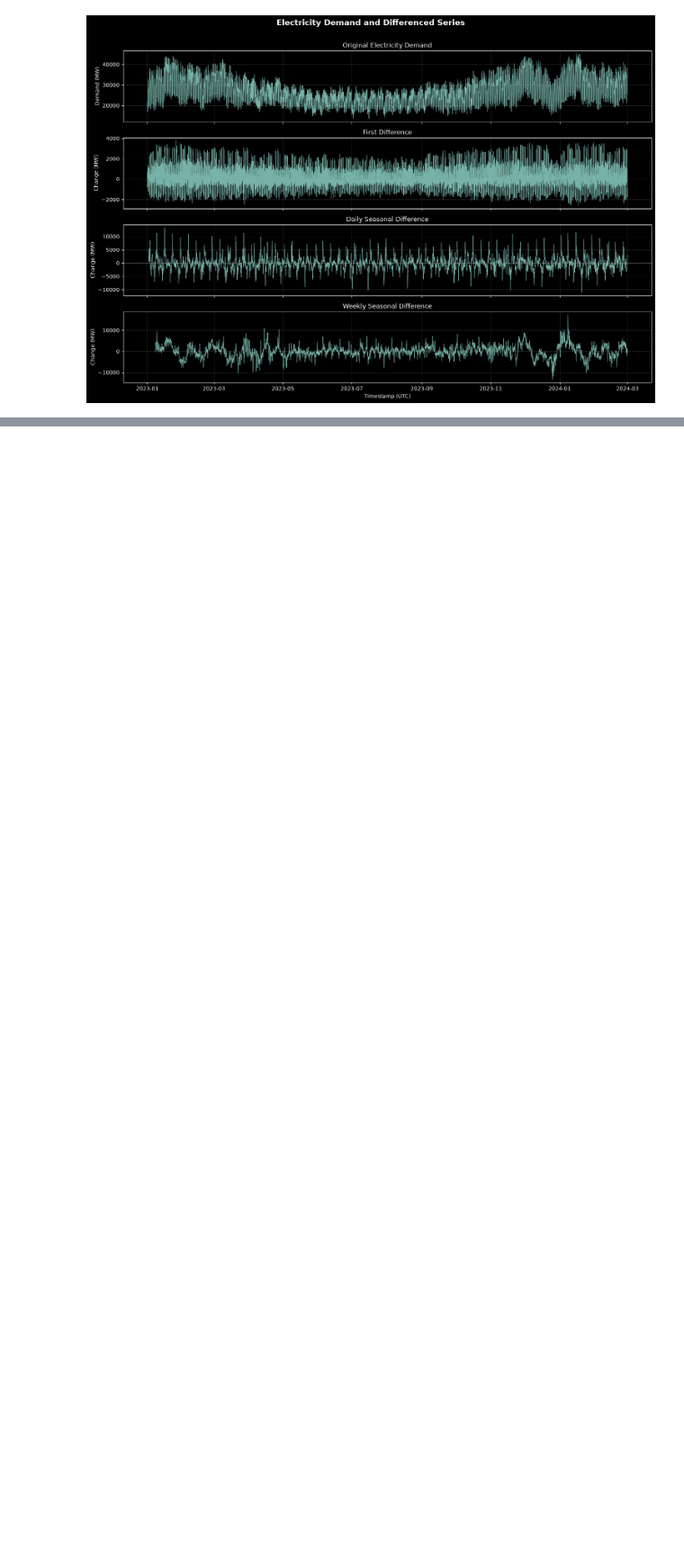
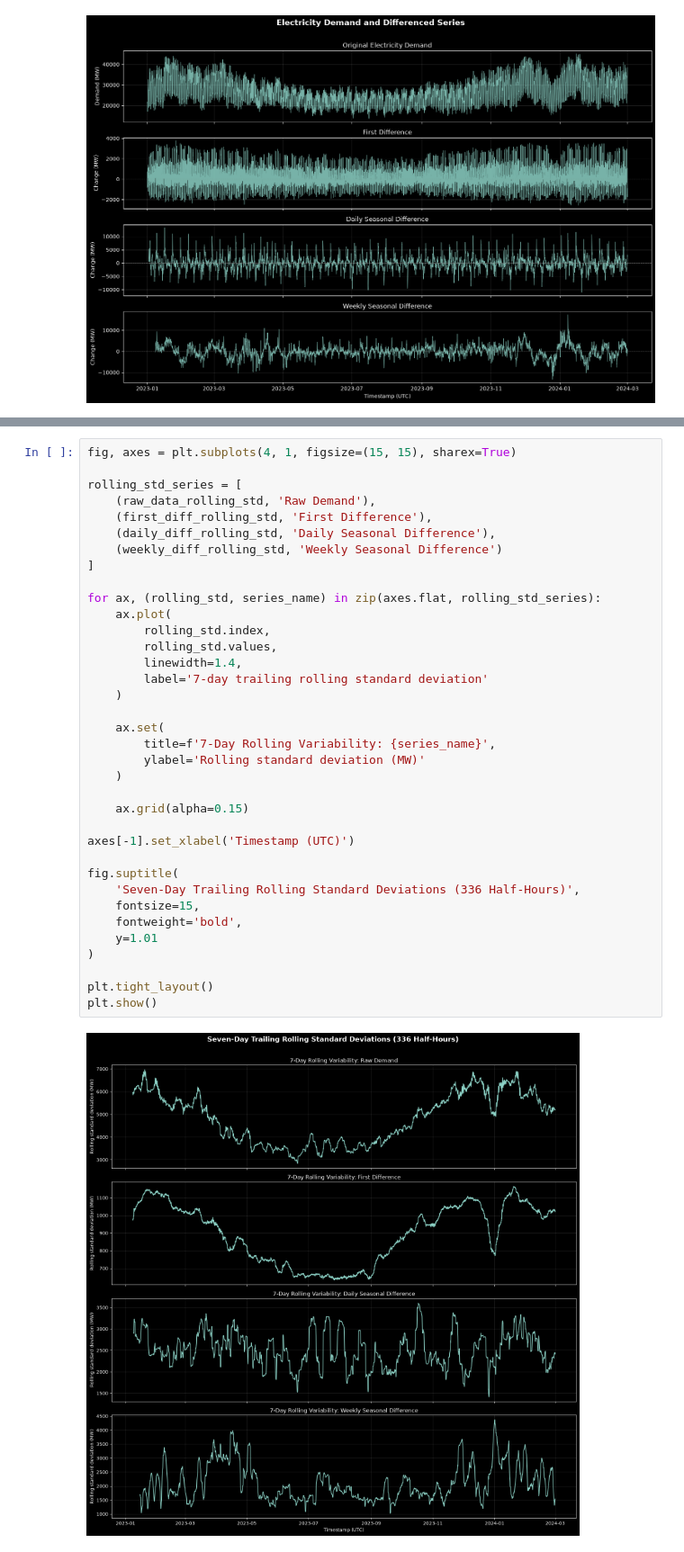
Before and after one commit to Ak62007/Halftime-Effect, a Jupyter notebook: notebooks/05_stationarity_and_spectral_analysis.ipynb, the cells around one changed output, grey strips where cells are left out. Shown at 90% size. Saved outputs shown, nothing was run; the diff lists cells and outputs as text; blank space fills up the shorter version.

```diff
--- a/notebooks/05_stationarity_and_spectral_analysis.ipynb
+++ b/notebooks/05_stationarity_and_spectral_analysis.ipynb
@@ -229,0 +362,38 @@ plt.show()
+# %%
+fig, axes = plt.subplots(4, 1, figsize=(15, 15), sharex=True)
+
+rolling_std_series = [
+    (raw_data_rolling_std, 'Raw Demand'),
+    (first_diff_rolling_std, 'First Difference'),
+    (daily_diff_rolling_std, 'Daily Seasonal Difference'),
+    (weekly_diff_rolling_std, 'Weekly Seasonal Difference')
+]
+
+for ax, (rolling_std, series_name) in zip(axes.flat, rolling_std_series):
+    ax.plot(
+        rolling_std.index,
+        rolling_std.values,
+        linewidth=1.4,
+        label='7-day trailing rolling standard deviation'
+    )
+
+    ax.set(
+        title=f'7-Day Rolling Variability: {series_name}',
+        ylabel='Rolling standard deviation (MW)'
+    )
+
+    ax.grid(alpha=0.15)
+
+axes[-1].set_xlabel('Timestamp (UTC)')
+
+fig.suptitle(
+    'Seven-Day Trailing Rolling Standard Deviations (336 Half-Hours)',
+    fontsize=15,
+    fontweight='bold',
+    y=1.01
+)
+
+plt.tight_layout()
+plt.show()
+# %% [output]
+[figure, added]
```
Also changed, not shown: parts of 10 cells of this notebook.
